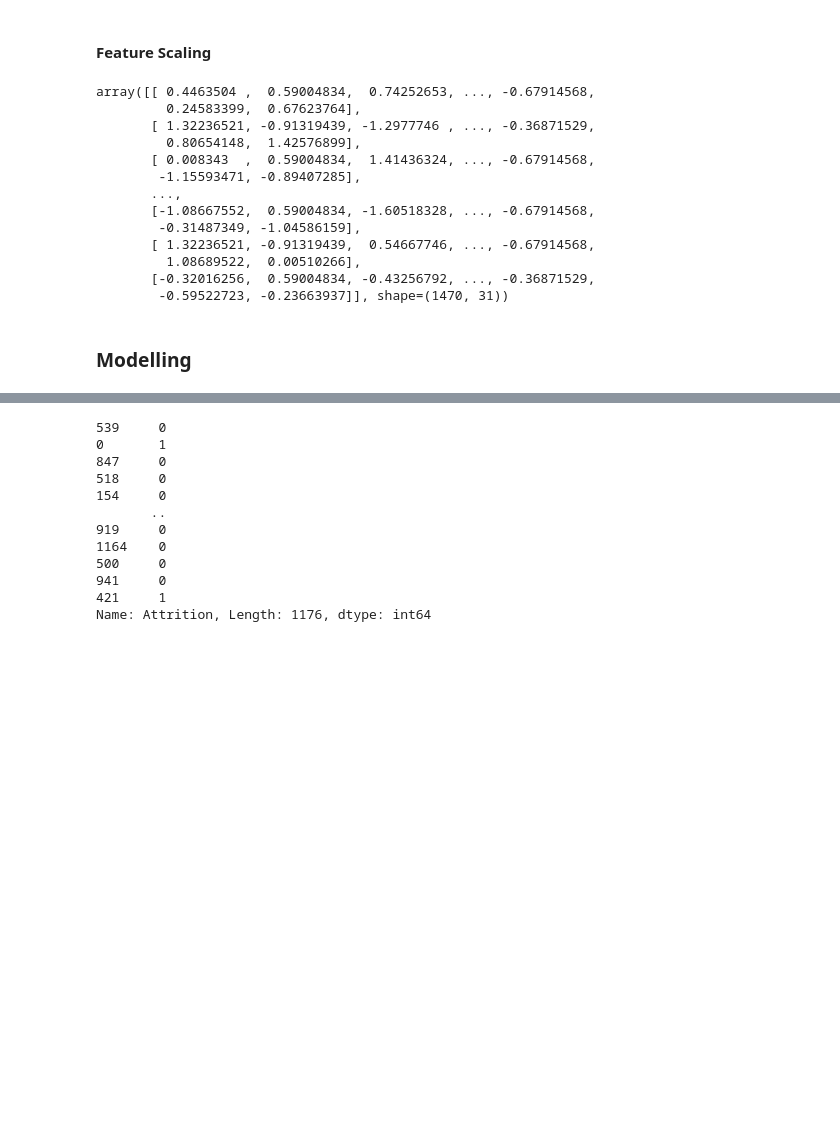
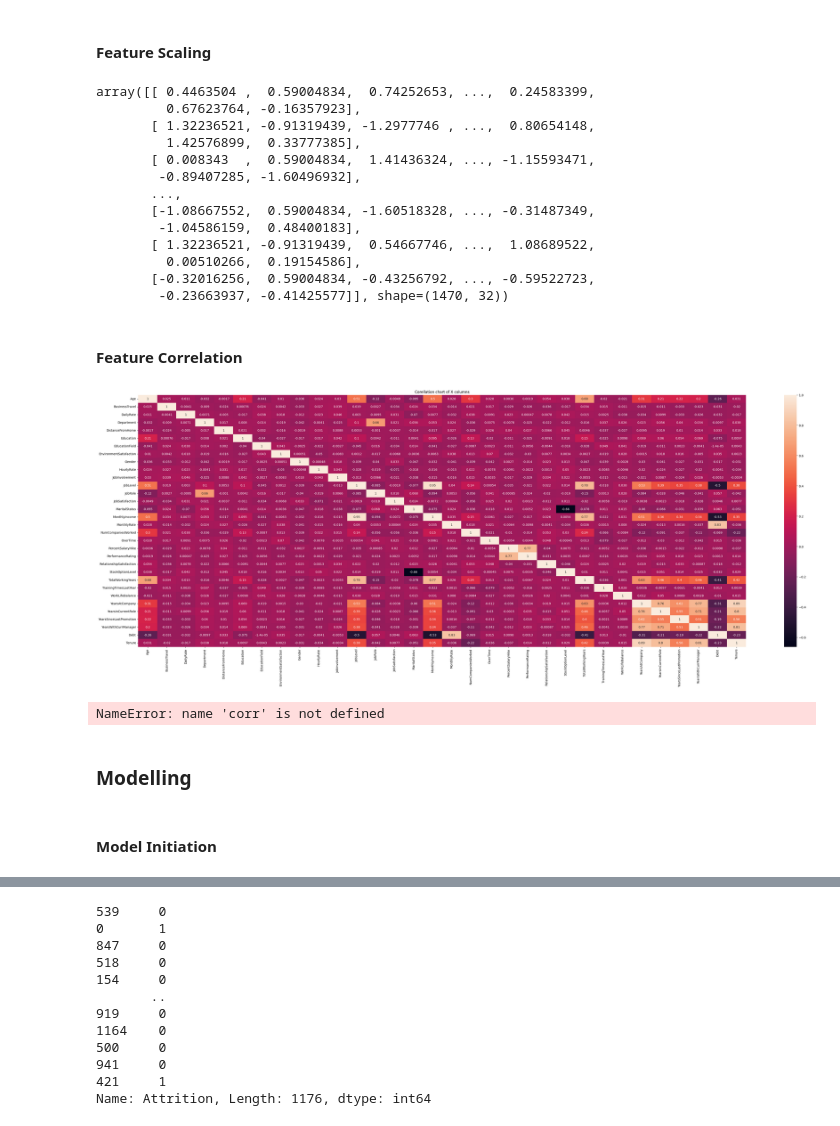
Before and after one commit to CreativeTob/InsightHQ, a Jupyter notebook: test.ipynb, the cells around one changed output, grey strips where cells are left out. Cells and saved outputs as stored; diff of their text form; code cells hidden in the pictures; blank space fills up the shorter version.

Commit message:
Continue Modelling

```diff
--- a/test.ipynb
+++ b/test.ipynb
@@ -165,3 +169,9 @@ df['Debt'].head(2)
 0    13486
 1    19777
 Name: Debt, dtype: int64
+# %%
+# Add Tenure Feature
+
+df['Tenure'] = df['YearsAtCompany'] / df['Age']
+
+df['Tenure'].head(2)
@@ -236,25 +250,52 @@ Scaledx = SS.fit_transform(x)
 
 Scaledx
 # %% [output]
-array([[ 0.4463504 ,  0.59004834,  0.74252653, ..., -0.67914568,
-         0.24583399,  0.67623764],
-       [ 1.32236521, -0.91319439, -1.2977746 , ..., -0.36871529,
-         0.80654148,  1.42576899],
-       [ 0.008343  ,  0.59004834,  1.41436324, ..., -0.67914568,
-        -1.15593471, -0.89407285],
+array([[ 0.4463504 ,  0.59004834,  0.74252653, ...,  0.24583399,
+         0.67623764, -0.16357923],
+       [ 1.32236521, -0.91319439, -1.2977746 , ...,  0.80654148,
+         1.42576899,  0.33777385],
+       [ 0.008343  ,  0.59004834,  1.41436324, ..., -1.15593471,
+        -0.89407285, -1.60496932],
        ...,
-       [-1.08667552,  0.59004834, -1.60518328, ..., -0.67914568,
-        -0.31487349, -1.04586159],
-       [ 1.32236521, -0.91319439,  0.54667746, ..., -0.67914568,
-         1.08689522,  0.00510266],
-       [-0.32016256,  0.59004834, -0.43256792, ..., -0.36871529,
-        -0.59522723, -0.23663937]], shape=(1470, 31))
+       [-1.08667552,  0.59004834, -1.60518328, ..., -0.31487349,
+        -1.04586159,  0.48400183],
+       [ 1.32236521, -0.91319439,  0.54667746, ...,  1.08689522,
+         0.00510266,  0.19154586],
+       [-0.32016256,  0.59004834, -0.43256792, ..., -0.59522723,
+        -0.23663937, -0.41425577]], shape=(1470, 32))
+# %% [markdown]
+#### Feature Correlation
+# %%
+# Get the correlation chart of x columns
+
+plt.figure(figsize = (45, 15))
+
+sns.heatmap(x.corr(), annot = True)
+
+plt.title(' Corellation chart of X columns ')
+
+plt.show()
+# %% [output]
+[figure, added]
+# %%
+correlating = []
+
+for i in range(35):
+    correlation = corr(Scaledx[1][i], Scaledx[1][i+1])
+    if correlation > 0.7:
+        correlating.append(correlation)
+
+correlating
+# %% [output]
+NameError: name 'corr' is not defined
 # %% [markdown]
 ### Modelling
 # %%
 # Instantiate Train_Test_Split
 
 x_train, x_test, y_train, y_test = train_test_split(Scaledx, y, test_size=0.2, random_state=30)
+# %% [markdown]
+#### Model Initiation
 # %%
 # Instantiate Logistic Regression
 
```
Also changed, not shown: parts of 21 cells of this notebook.
